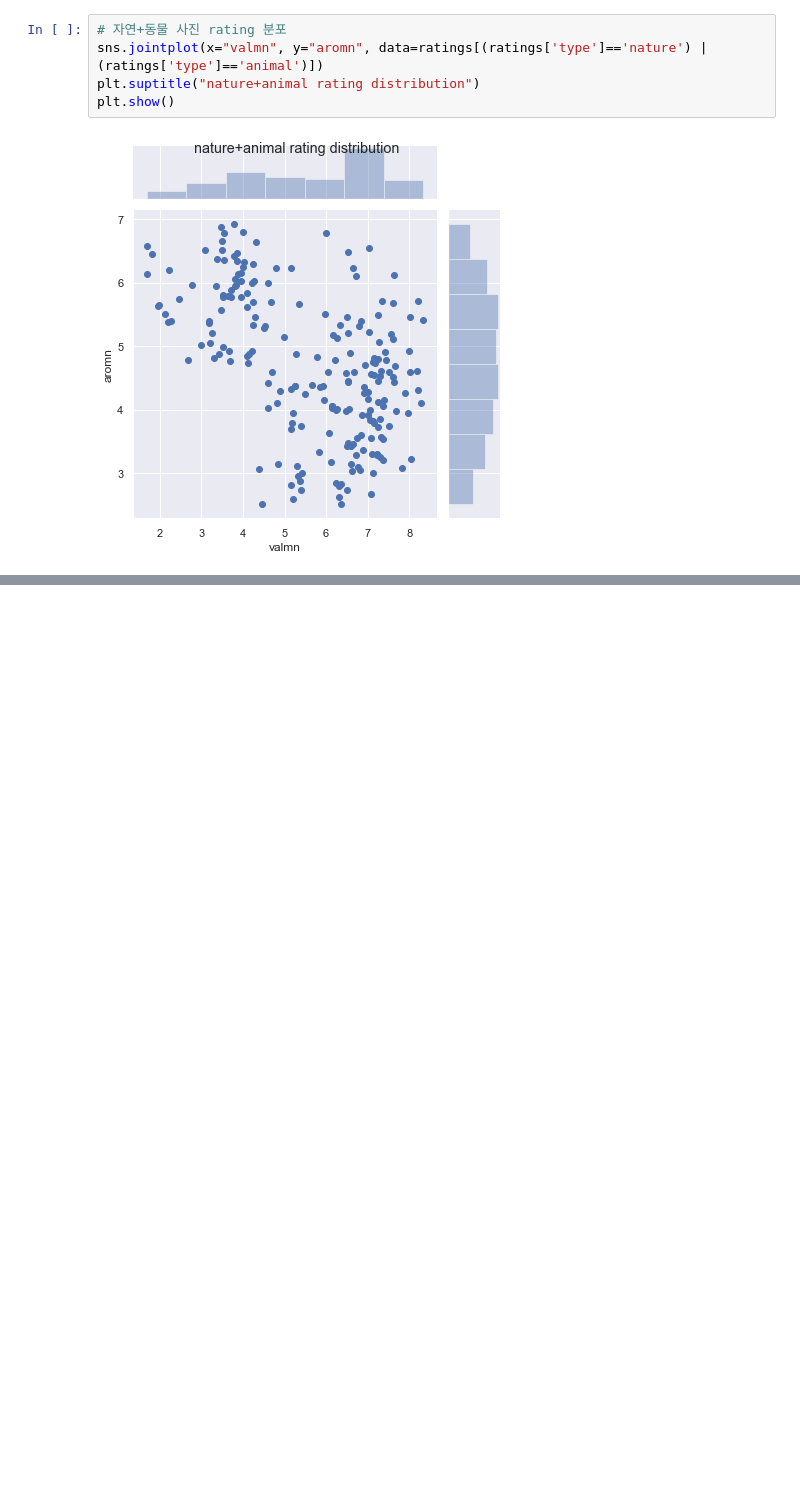
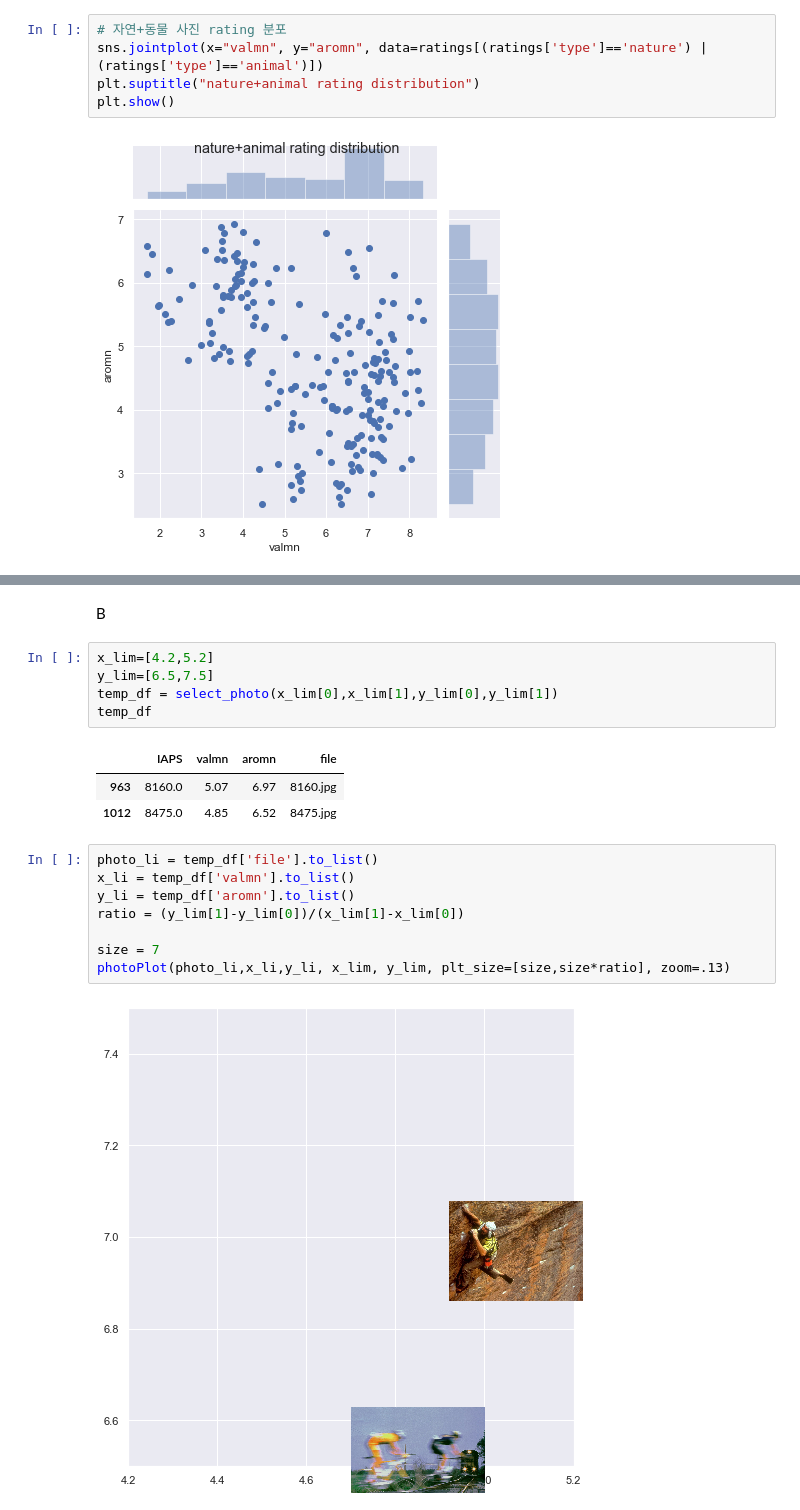
Before and after one commit to BrainNim/BrainScience, a Jupyter notebook: IAPS 사진 샘플링.ipynb, the cells around one changed output, grey strips where cells are left out. Drawn from its saved outputs; the diff is of its cells as text; blank space fills up the shorter version.

```diff
--- a/IAPS 사진 샘플링.ipynb
+++ b/IAPS 사진 샘플링.ipynb
@@ -85,0 +168,21 @@ plt.show()
+# %% [markdown]
+B
+# %%
+x_lim=[4.2,5.2]
+y_lim=[6.5,7.5]
+temp_df = select_photo(x_lim[0],x_lim[1],y_lim[0],y_lim[1])
+temp_df
+# %% [output]
+|  | IAPS | valmn | aromn | file |
+| 963 | 8160.0 | 5.07 | 6.97 | 8160.jpg |
+| 1012 | 8475.0 | 4.85 | 6.52 | 8475.jpg |
+# %%
+photo_li = temp_df['file'].to_list()
+x_li = temp_df['valmn'].to_list()
+y_li = temp_df['aromn'].to_list()
+ratio = (y_lim[1]-y_lim[0])/(x_lim[1]-x_lim[0])
+
+size = 7
+photoPlot(photo_li,x_li,y_li, x_lim, y_lim, plt_size=[size,size*ratio], zoom=.13)
+# %% [output]
+[figure, added]
```
Also changed, not shown: parts of 22 cells of this notebook.
